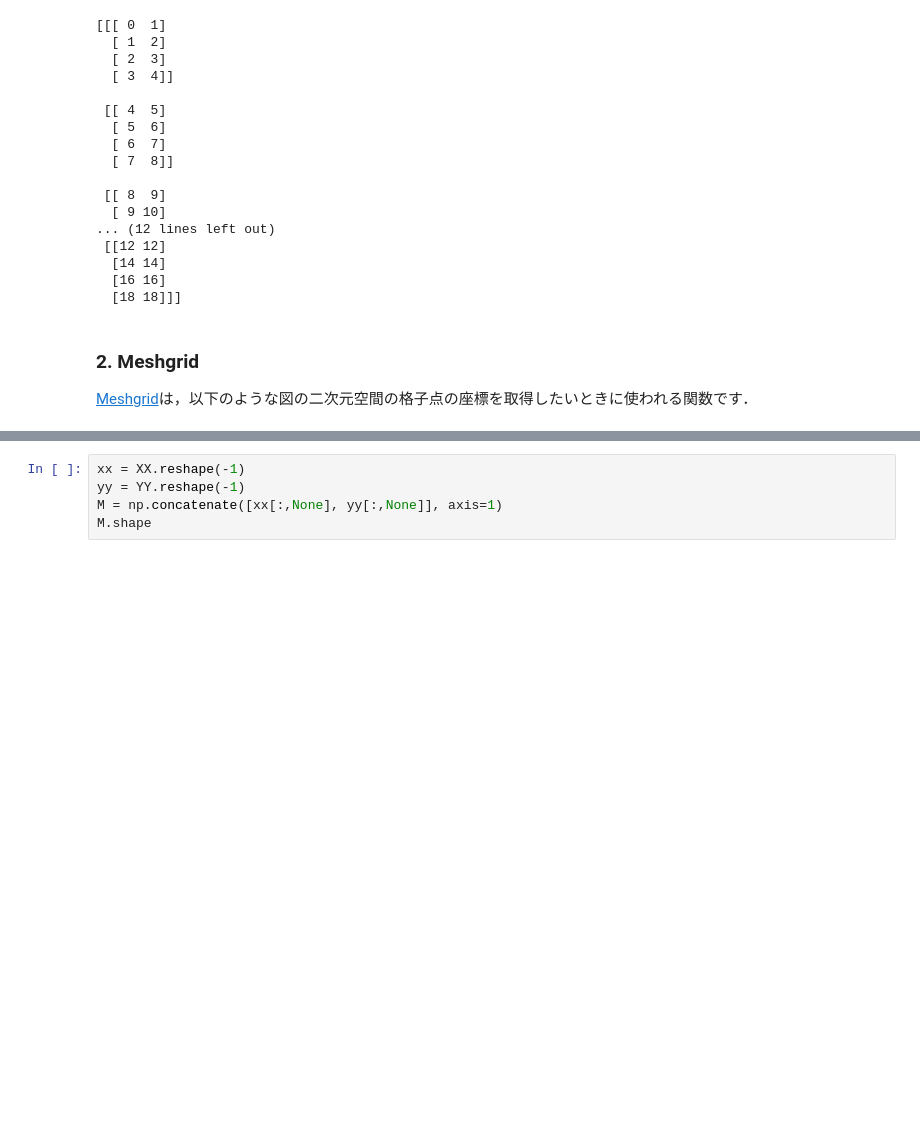
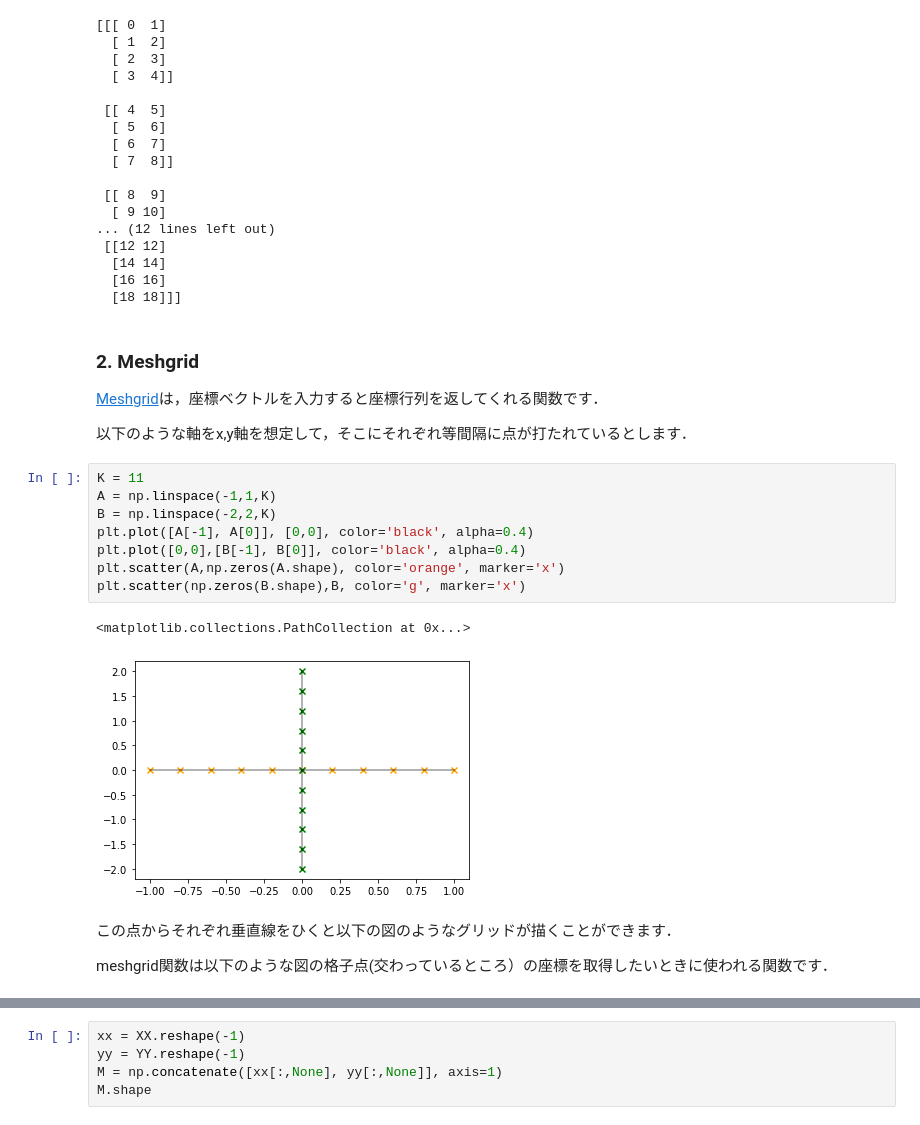
Before and after one commit to furukawa-laboratory/rookies_workout_2021, a Jupyter notebook: som/flab_techniqs.ipynb, the cells around one changed output, grey strips where cells are left out. Cells and saved outputs as stored; diff of their text form; blank space fills up the shorter version.

```diff
--- a/som/flab_techniqs.ipynb
+++ b/som/flab_techniqs.ipynb
@@ -189,5 +215,22 @@ print(D-E1,"\n",D-E2)
 # %% [markdown]
 ### 2. Meshgrid
 
-[Meshgrid](https://numpy.org/doc/stable/reference/generated/numpy.meshgrid.html)は，以下のような図の二次元空間の格子点の座標を取得したいときに使われる関数です．
+[Meshgrid](https://numpy.org/doc/stable/reference/generated/numpy.meshgrid.html)は，座標ベクトルを入力すると座標行列を返してくれる関数です．
+
+以下のような軸をx,y軸を想定して，そこにそれぞれ等間隔に点が打たれているとします．
+# %%
+K = 11
+A = np.linspace(-1,1,K)
+B = np.linspace(-2,2,K)
+plt.plot([A[-1], A[0]], [0,0], color='black', alpha=0.4)
+plt.plot([0,0],[B[-1], B[0]], color='black', alpha=0.4)
+plt.scatter(A,np.zeros(A.shape), color='orange', marker='x')
+plt.scatter(np.zeros(B.shape),B, color='g', marker='x')
+# %% [output]
+<matplotlib.collections.PathCollection at 0x...>
+[figure, added]
+# %% [markdown]
+この点からそれぞれ垂直線をひくと以下の図のようなグリッドが描くことができます．
+
+meshgrid関数は以下のような図の格子点(交わっているところ）の座標を取得したいときに使われる関数です．
 # %%
```
Also changed, not shown: parts of 55 cells of this notebook, 1 other file.
